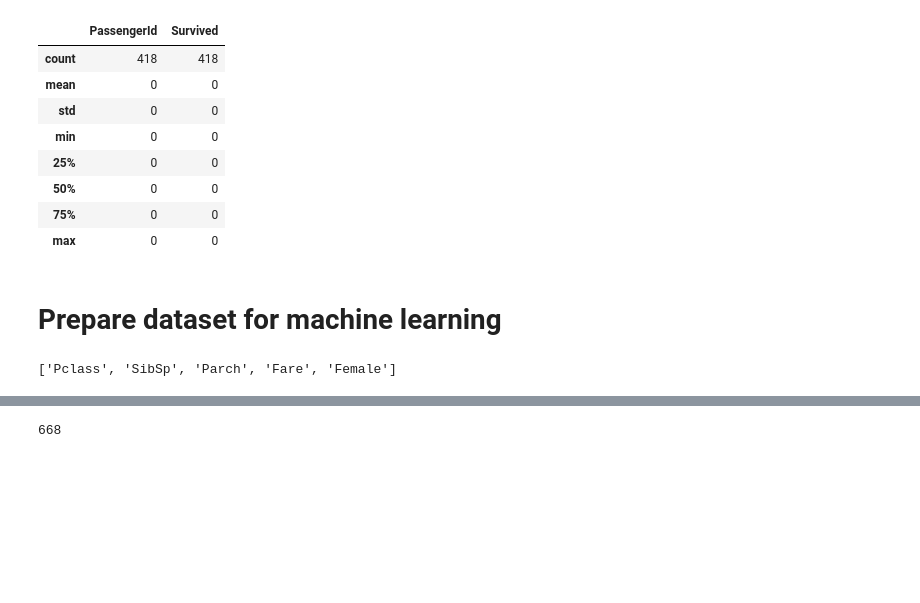
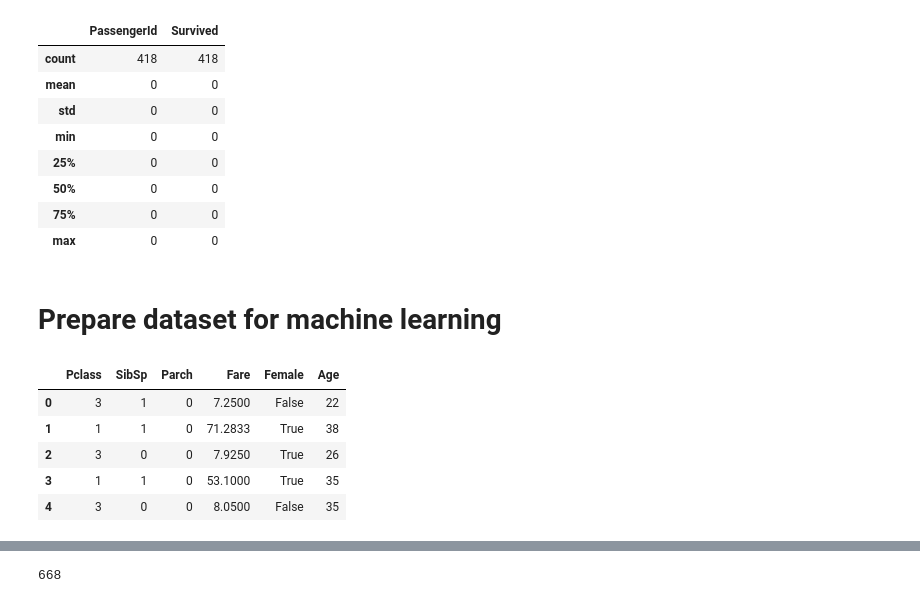
Before and after one commit to tozech/kaggle, a Jupyter notebook: titanic/analysis with scikit learn.ipynb, the cells around one changed output, grey strips where cells are left out. Saved outputs shown, nothing was run; the diff lists cells and outputs as text; code cells hidden in the pictures; blank space fills up the shorter version.

```diff
--- a/titanic/analysis with scikit learn.ipynb
+++ b/titanic/analysis with scikit learn.ipynb
@@ -228,6 +228,4 @@ to_result(females_survives, test_df, 'females_survives.csv')
 # %%
 import sklearn.cross_validation as skcv
 # %%
-selected_features
+selected_features = selected_features + ['Age']
-# %% [output]
-['Pclass', 'SibSp', 'Parch', 'Fare', 'Female']
@@ -233,0 +238,9 @@ selected_features
+# %%
+df[selected_features].head()
+# %% [output]
+|  | Pclass | SibSp | Parch | Fare | Female | Age |
+| 0 | 3 | 1 | 0 | 7.2500 | False | 22 |
+| 1 | 1 | 1 | 0 | 71.2833 | True | 38 |
+| 2 | 3 | 0 | 0 | 7.9250 | True | 26 |
+| 3 | 1 | 1 | 0 | 53.1000 | True | 35 |
+| 4 | 3 | 0 | 0 | 8.0500 | False | 35 |
```
Also changed, not shown: parts of 19 cells of this notebook, 1 other file.
